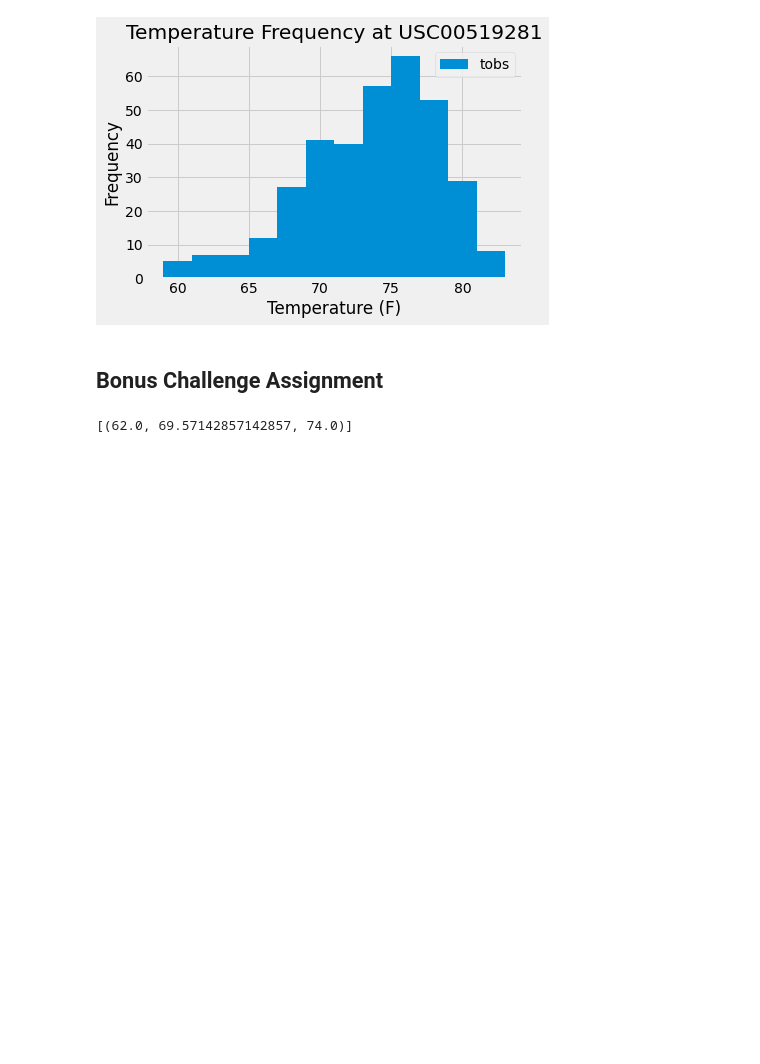
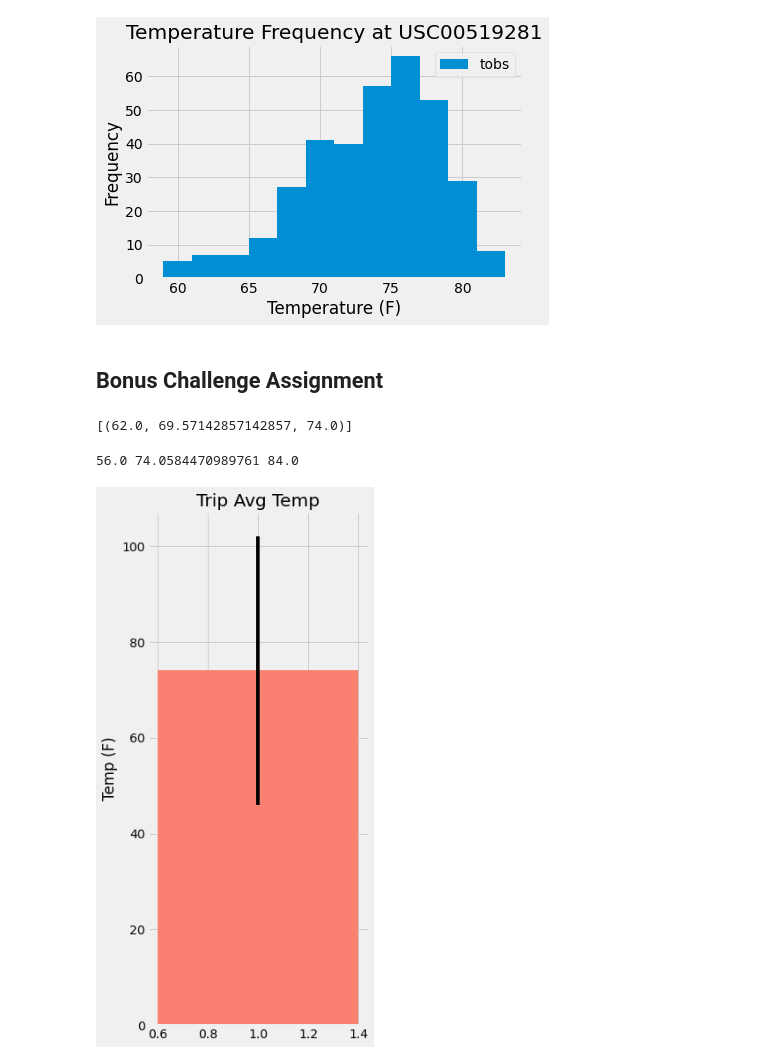
Before and after one commit to jgoody07/sqlalchemy-challenge, a Jupyter notebook: Advanced_SQL_climate.ipynb, the cells around one changed output. Cells and saved outputs as stored; diff of their text form; code cells hidden in the pictures; blank space fills up the shorter version.

```diff
--- a/Advanced_SQL_climate.ipynb
+++ b/Advanced_SQL_climate.ipynb
@@ -184,6 +184,22 @@ print(calc_temps('2012-02-28', '2012-03-05'))
 # %%
 # Use your previous function `calc_temps` to calculate the tmin, tavg, and tmax
 # for your trip using the previous year's data for those same dates.
+prev_year_start = dt.date(2017, 1, 1) - dt.timedelta(days=365)
+prev_year_end = prev_year_end = dt.date(2018, 1, 7) - dt.timedelta(days=365)
+
+tmin, tavg, tmax = calc_temps(prev_year_start.strftime("%Y-%m-%d"), prev_year_end.strftime("%Y-%m-%d"))[0]
+print(tmin, tavg, tmax)
+# %% [output]
+56.0 74.0584470989761 84.0
+# %%
+# create bar graph
+plt.figure(figsize=(4,10))
+plt.title("Trip Avg Temp")
+plt.ylabel("Temp (F)")
+plt.bar(1, tavg, yerr = (tmax - tmin), color="salmon")
+plt.show()
+# %% [output]
+[figure, added]
 # %%
 # Plot the results from your previous query as a bar chart.
 # Use "Trip Avg Temp" as your Title
```
Also changed, not shown: 1 other file.
